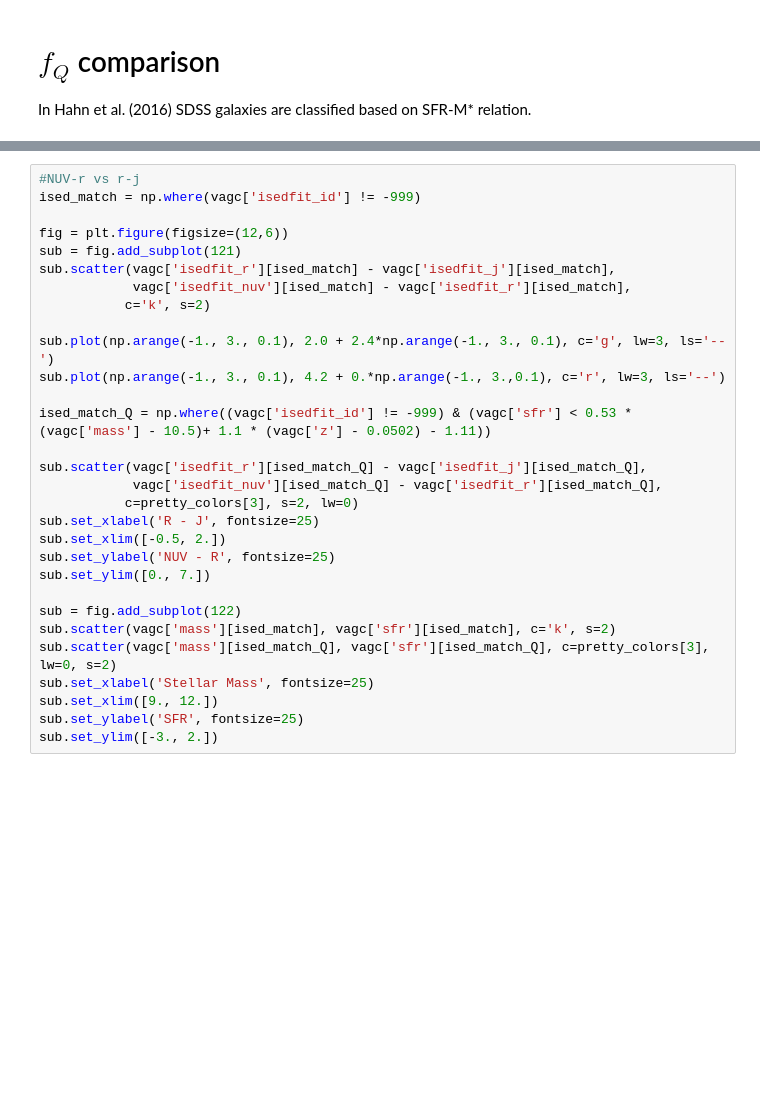
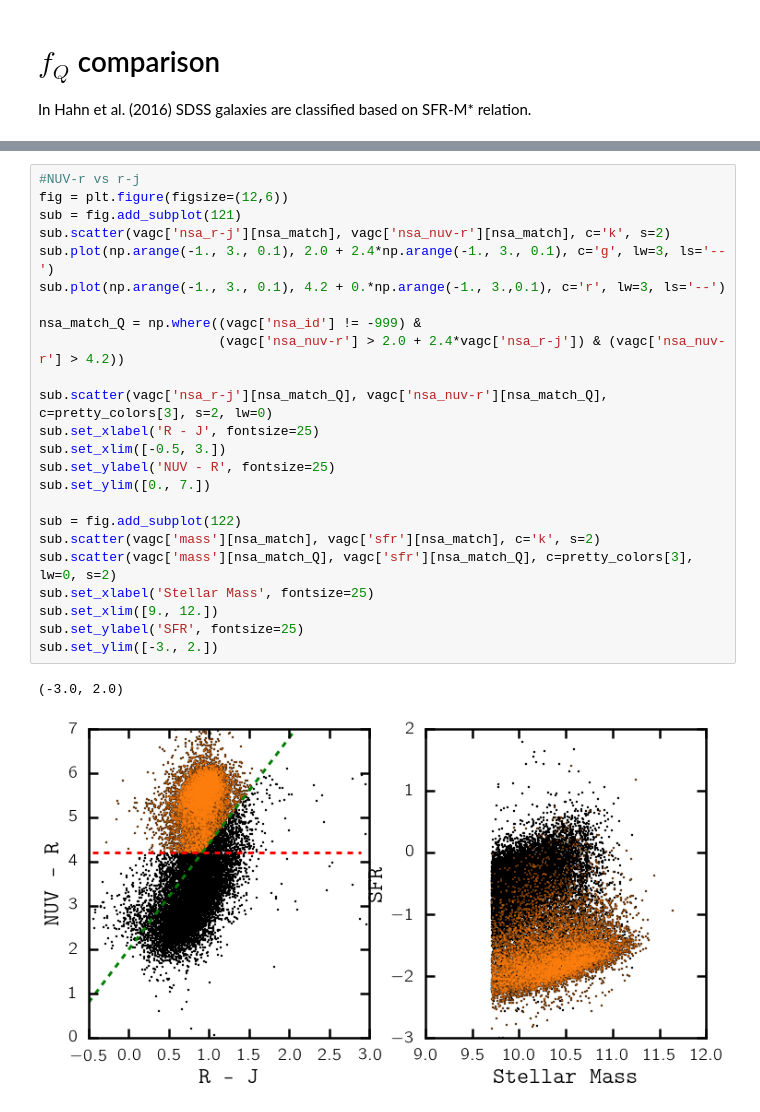
Before and after one commit to changhoonhahn/central_quenching, a Jupyter notebook: CenQue/GalProp_comparison.ipynb, the cells around one changed output, grey strips where cells are left out. Cells and saved outputs as stored; diff of their text form; blank space fills up the shorter version.

```diff
--- a/CenQue/GalProp_comparison.ipynb
+++ b/CenQue/GalProp_comparison.ipynb
@@ -641,30 +665,27 @@ sub.set_ylim([-3., 2.])
 # %%
 #NUV-r vs r-j
-ised_match = np.where(vagc['isedfit_id'] != -999)
-
 fig = plt.figure(figsize=(12,6))
 sub = fig.add_subplot(121)
-sub.scatter(vagc['isedfit_r'][ised_match] - vagc['isedfit_j'][ised_match],
-            vagc['isedfit_nuv'][ised_match] - vagc['isedfit_r'][ised_match],
-           c='k', s=2)
-
+sub.scatter(vagc['nsa_r-j'][nsa_match], vagc['nsa_nuv-r'][nsa_match], c='k', s=2)
 sub.plot(np.arange(-1., 3., 0.1), 2.0 + 2.4*np.arange(-1., 3., 0.1), c='g', lw=3, ls='--')
 sub.plot(np.arange(-1., 3., 0.1), 4.2 + 0.*np.arange(-1., 3.,0.1), c='r', lw=3, ls='--')
 
-ised_match_Q = np.where((vagc['isedfit_id'] != -999) & (vagc['sfr'] < 0.53 * (vagc['mass'] - 10.5)+ 1.1 * (vagc['z'] - 0.0502) - 1.11))
+nsa_match_Q = np.where((vagc['nsa_id'] != -999) &
+                       (vagc['nsa_nuv-r'] > 2.0 + 2.4*vagc['nsa_r-j']) & (vagc['nsa_nuv-r'] > 4.2))
 
-sub.scatter(vagc['isedfit_r'][ised_match_Q] - vagc['isedfit_j'][ised_match_Q],
-            vagc['isedfit_nuv'][ised_match_Q] - vagc['isedfit_r'][ised_match_Q],
-           c=pretty_colors[3], s=2, lw=0)
+sub.scatter(vagc['nsa_r-j'][nsa_match_Q], vagc['nsa_nuv-r'][nsa_match_Q], c=pretty_colors[3], s=2, lw=0)
 sub.set_xlabel('R - J', fontsize=25)
-sub.set_xlim([-0.5, 2.])
+sub.set_xlim([-0.5, 3.])
 sub.set_ylabel('NUV - R', fontsize=25)
 sub.set_ylim([0., 7.])
 
 sub = fig.add_subplot(122)
-sub.scatter(vagc['mass'][ised_match], vagc['sfr'][ised_match], c='k', s=2)
-sub.scatter(vagc['mass'][ised_match_Q], vagc['sfr'][ised_match_Q], c=pretty_colors[3], lw=0, s=2)
+sub.scatter(vagc['mass'][nsa_match], vagc['sfr'][nsa_match], c='k', s=2)
+sub.scatter(vagc['mass'][nsa_match_Q], vagc['sfr'][nsa_match_Q], c=pretty_colors[3], lw=0, s=2)
 sub.set_xlabel('Stellar Mass', fontsize=25)
 sub.set_xlim([9., 12.])
 sub.set_ylabel('SFR', fontsize=25)
 sub.set_ylim([-3., 2.])
+# %% [output]
+(-3.0, 2.0)
+[figure, added]
```
Also changed, not shown: parts of 12 cells of this notebook, 1 other file.
